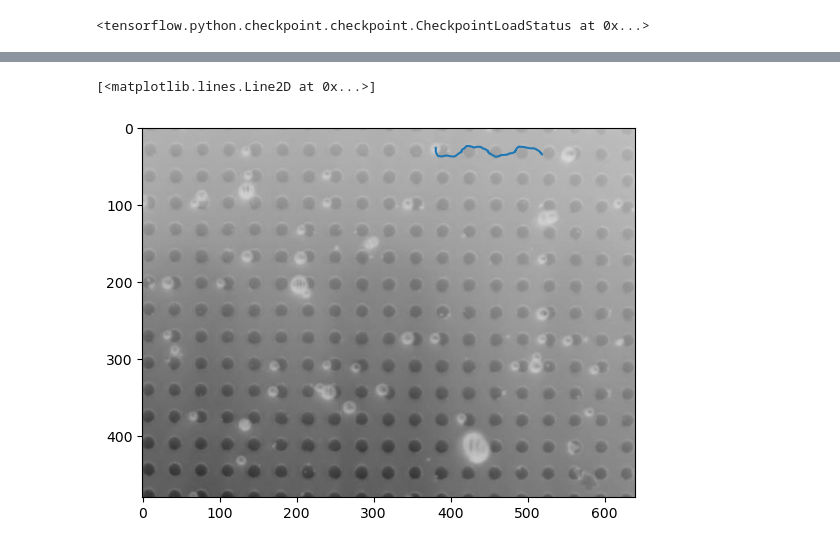
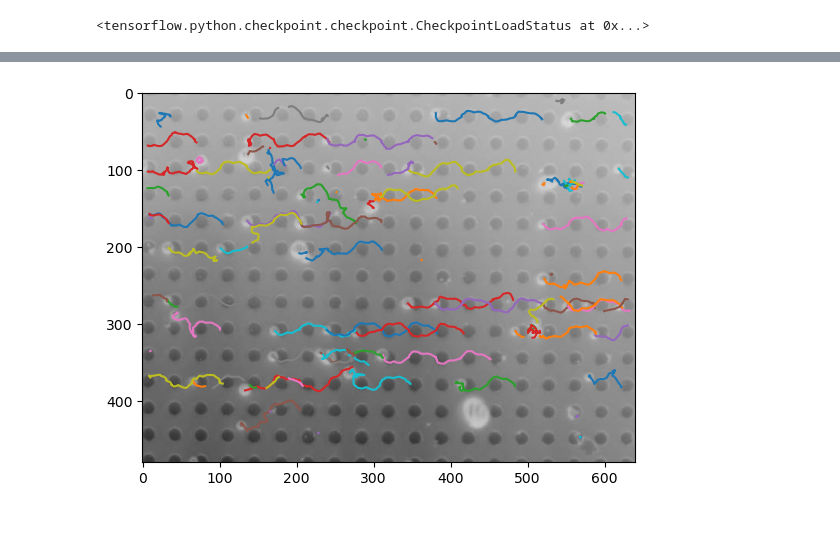
Before and after one commit to bucket420/ParticleTracking, a Jupyter notebook: detect.ipynb, the cells around one changed output, grey strips where cells are left out. Drawn from its saved outputs; the diff is of its cells as text; code cells hidden in the pictures.

```diff
--- a/detect.ipynb
+++ b/detect.ipynb
@@ -103,11 +123,10 @@ ani.save('detected.gif', writer='pillow')
 # %%
 plt.imshow(frames[0], cmap="gray")
-# for track in tracks:
-#     ax.plot(track["x"], track["y"])
-plt.plot(tracks[0]["x"], tracks[0]["y"])
+for track in tracks:
+    plt.plot(track["x"], track["y"])
+# plt.plot(tracks[0]["x"], tracks[0]["y"])
 # %% [output]
-[<matplotlib.lines.Line2D at 0x...>]
-[figure, old version]
+[figure, new version]
 # %%
 tracks[0]
 # %% [output]
```
Also changed, not shown: parts of 8 cells of this notebook, 1 other file.
